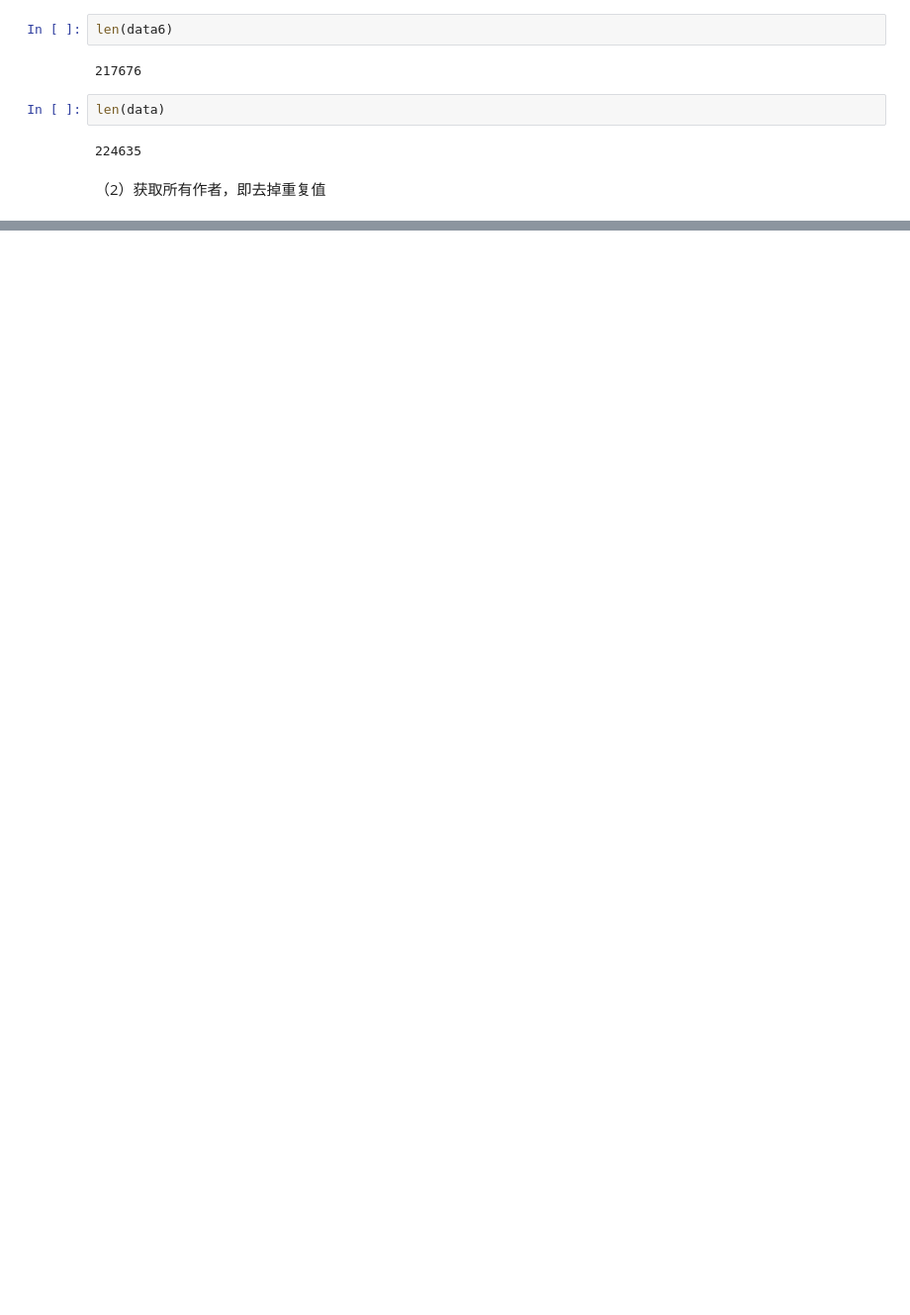
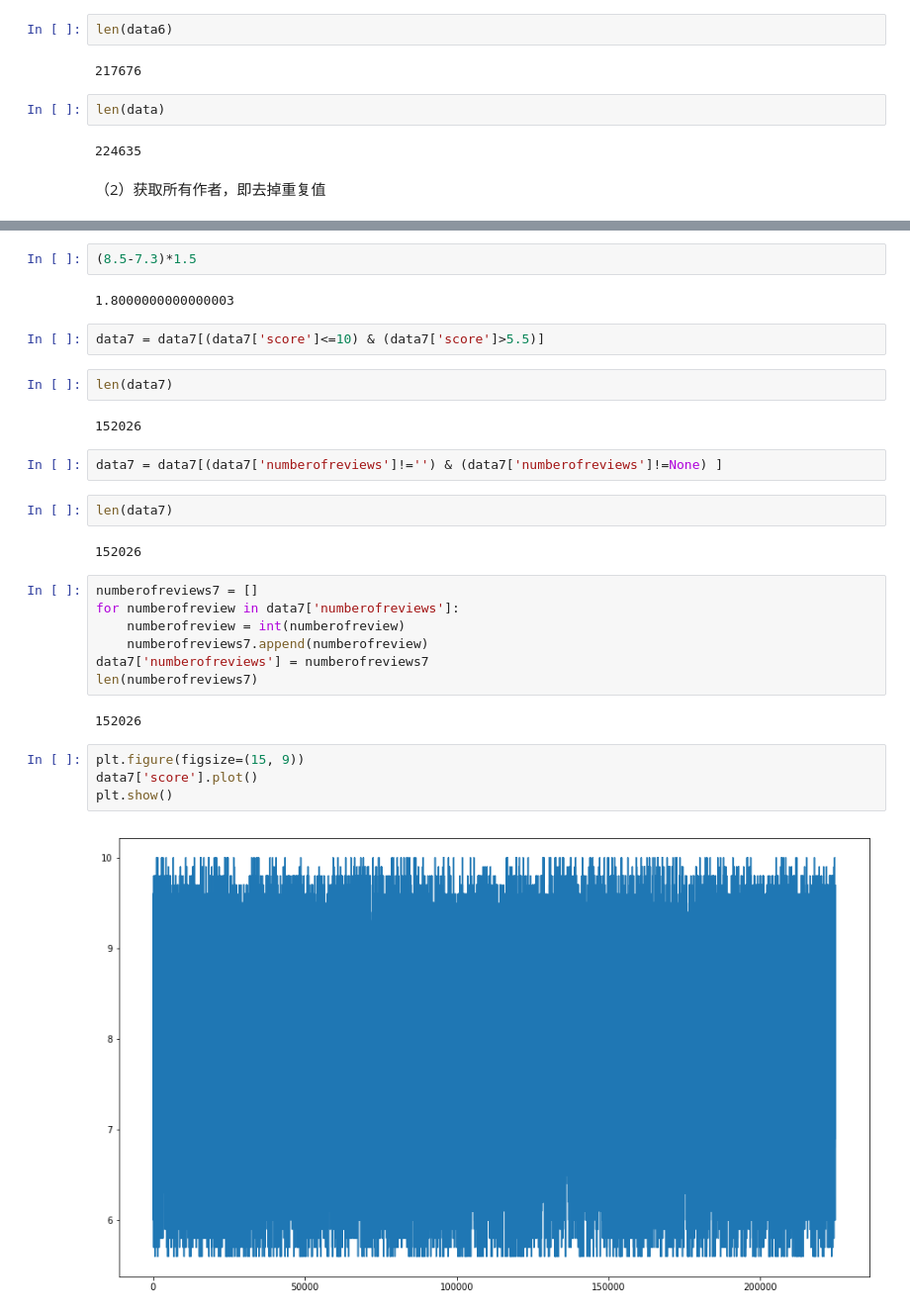
Before and after one commit to zwq-qianyu/Web-Learning, a Jupyter notebook: week2/practice/豆瓣图书分析.ipynb, the cells around one changed output, grey strips where cells are left out. Shown: that part at 99% size. Saved outputs shown, nothing was run; the diff lists cells and outputs as text; blank space fills up the shorter version.

```diff
--- a/week2/practice/豆瓣图书分析.ipynb
+++ b/week2/practice/豆瓣图书分析.ipynb
@@ -950,0 +1024,31 @@ authors
+# %%
+(8.5-7.3)*1.5
+# %% [output]
+1.8000000000000003
+# %%
+data7 = data7[(data7['score']<=10) & (data7['score']>5.5)]
+# %%
+len(data7)
+# %% [output]
+152026
+# %%
+data7 = data7[(data7['numberofreviews']!='') & (data7['numberofreviews']!=None) ]
+# %%
+len(data7)
+# %% [output]
+152026
+# %%
+numberofreviews7 = []
+for numberofreview in data7['numberofreviews']:
+    numberofreview = int(numberofreview)
+    numberofreviews7.append(numberofreview)
+data7['numberofreviews'] = numberofreviews7
+len(numberofreviews7)
+# %% [output]
+152026
+# %%
+plt.figure(figsize=(15, 9))
+data7['score'].plot()
+plt.show()
+# %% [output]
+[figure, added]
```
Also changed, not shown: parts of 18 cells of this notebook, 4 other files.
